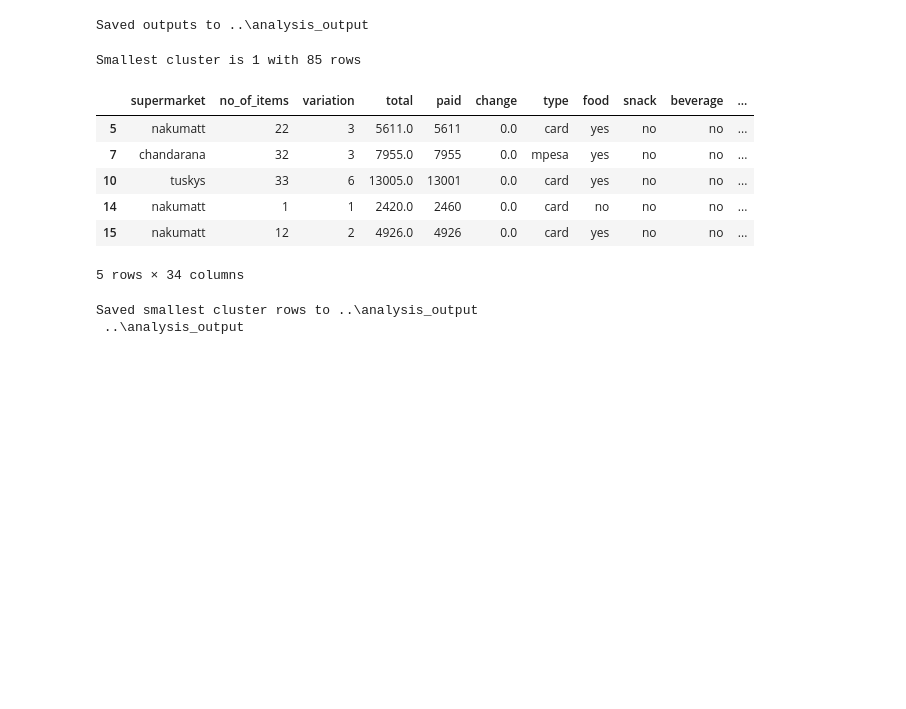
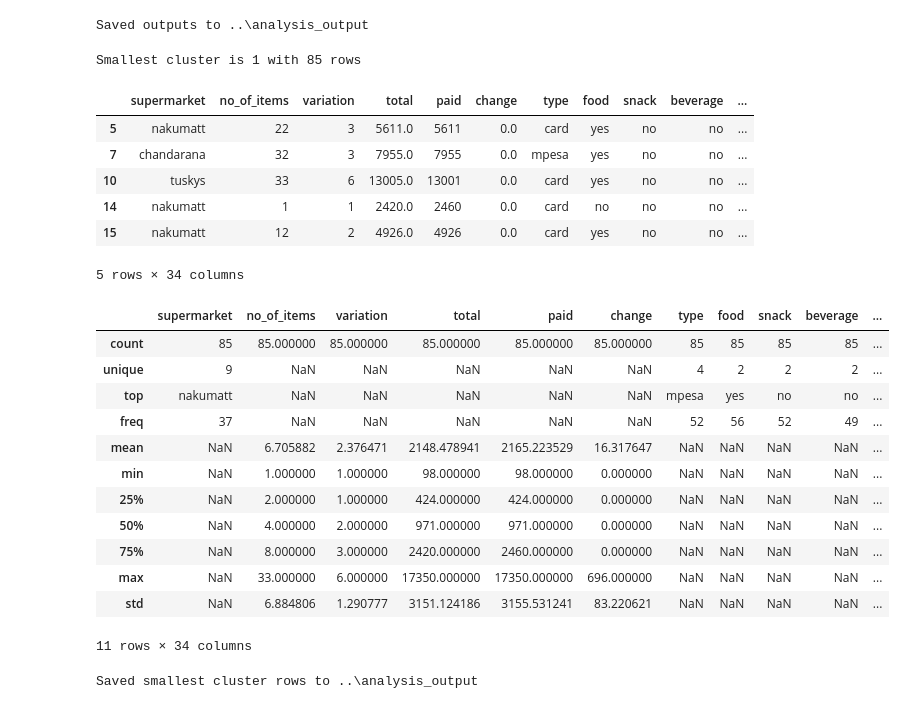
Before and after one commit to jeffmakuto/customer_segmentation, a Jupyter notebook: notebooks/segmentation_analysis.ipynb, the cells around one changed output. Cells and saved outputs as stored; diff of their text form; code cells hidden in the pictures; blank space fills up the shorter version.

```diff
--- a/notebooks/segmentation_analysis.ipynb
+++ b/notebooks/segmentation_analysis.ipynb
@@ -383,25 +389,40 @@ Saved outputs to ..\analysis_output
 # %%
 # 8) Small cluster inspection and export
 out = Path('..') / 'analysis_output'
 out.mkdir(parents=True, exist_ok=True)
 
 small_cluster_id = cluster_sizes.idxmin()
 small_rows = raw_df[raw_df['cluster'] == small_cluster_id]
 print(f'Smallest cluster is {small_cluster_id} with {len(small_rows)} rows')
 
 display(small_rows.head())
-small_rows.describe(include='all')
+summary = small_rows.describe(include='all')
+if hasattr(summary.index, 'infer_objects'):
+    summary.index = summary.index.infer_objects()
+display(summary)
 
 small_rows.to_csv(out / 'cluster_small_rows.csv', index=False)
 print('Saved smallest cluster rows to', out)
 # %% [output]
 Smallest cluster is 1 with 85 rows
 |  | supermarket | no_of_items | variation | total | paid | change | type | food | snack | beverage | ... |
 | 5 | nakumatt | 22 | 3 | 5611.0 | 5611 | 0.0 | card | yes | no | no | ... |
 | 7 | chandarana | 32 | 3 | 7955.0 | 7955 | 0.0 | mpesa | yes | no | no | ... |
 | 10 | tuskys | 33 | 6 | 13005.0 | 13001 | 0.0 | card | yes | no | no | ... |
 | 14 | nakumatt | 1 | 1 | 2420.0 | 2460 | 0.0 | card | no | no | no | ... |
 | 15 | nakumatt | 12 | 2 | 4926.0 | 4926 | 0.0 | card | yes | no | no | ... |
 5 rows × 34 columns
+|  | supermarket | no_of_items | variation | total | paid | change | type | food | snack | beverage | ... |
+| count | 85 | 85.000000 | 85.000000 | 85.000000 | 85.000000 | 85.000000 | 85 | 85 | 85 | 85 | ... |
+| unique | 9 | NaN | NaN | NaN | NaN | NaN | 4 | 2 | 2 | 2 | ... |
+| top | nakumatt | NaN | NaN | NaN | NaN | NaN | mpesa | yes | no | no | ... |
+| freq | 37 | NaN | NaN | NaN | NaN | NaN | 52 | 56 | 52 | 49 | ... |
+| mean | NaN | 6.705882 | 2.376471 | 2148.478941 | 2165.223529 | 16.317647 | NaN | NaN | NaN | NaN | ... |
+| min | NaN | 1.000000 | 1.000000 | 98.000000 | 98.000000 | 0.000000 | NaN | NaN | NaN | NaN | ... |
+| 25% | NaN | 2.000000 | 1.000000 | 424.000000 | 424.000000 | 0.000000 | NaN | NaN | NaN | NaN | ... |
+| 50% | NaN | 4.000000 | 2.000000 | 971.000000 | 971.000000 | 0.000000 | NaN | NaN | NaN | NaN | ... |
+| 75% | NaN | 8.000000 | 3.000000 | 2420.000000 | 2460.000000 | 0.000000 | NaN | NaN | NaN | NaN | ... |
+| max | NaN | 33.000000 | 6.000000 | 17350.000000 | 17350.000000 | 696.000000 | NaN | NaN | NaN | NaN | ... |
+| std | NaN | 6.884806 | 1.290777 | 3151.124186 | 3155.531241 | 83.220621 | NaN | NaN | NaN | NaN | ... |
-Saved smallest cluster rows to ..\analysis_output
- ..\analysis_output
+11 rows × 34 columns
+Saved smallest cluster rows to ..\analysis_output
```
Also changed, not shown: parts of 1 cell of this notebook, 3 other files.
